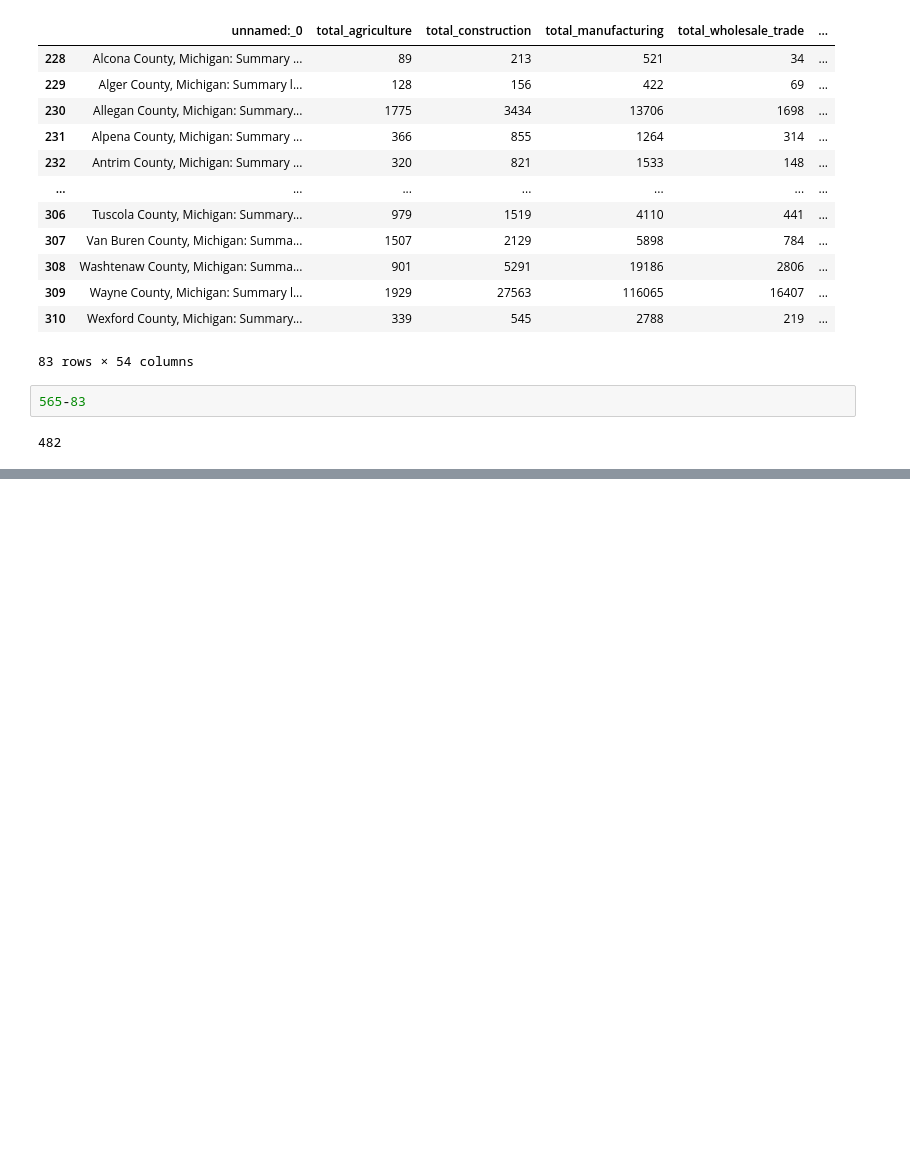
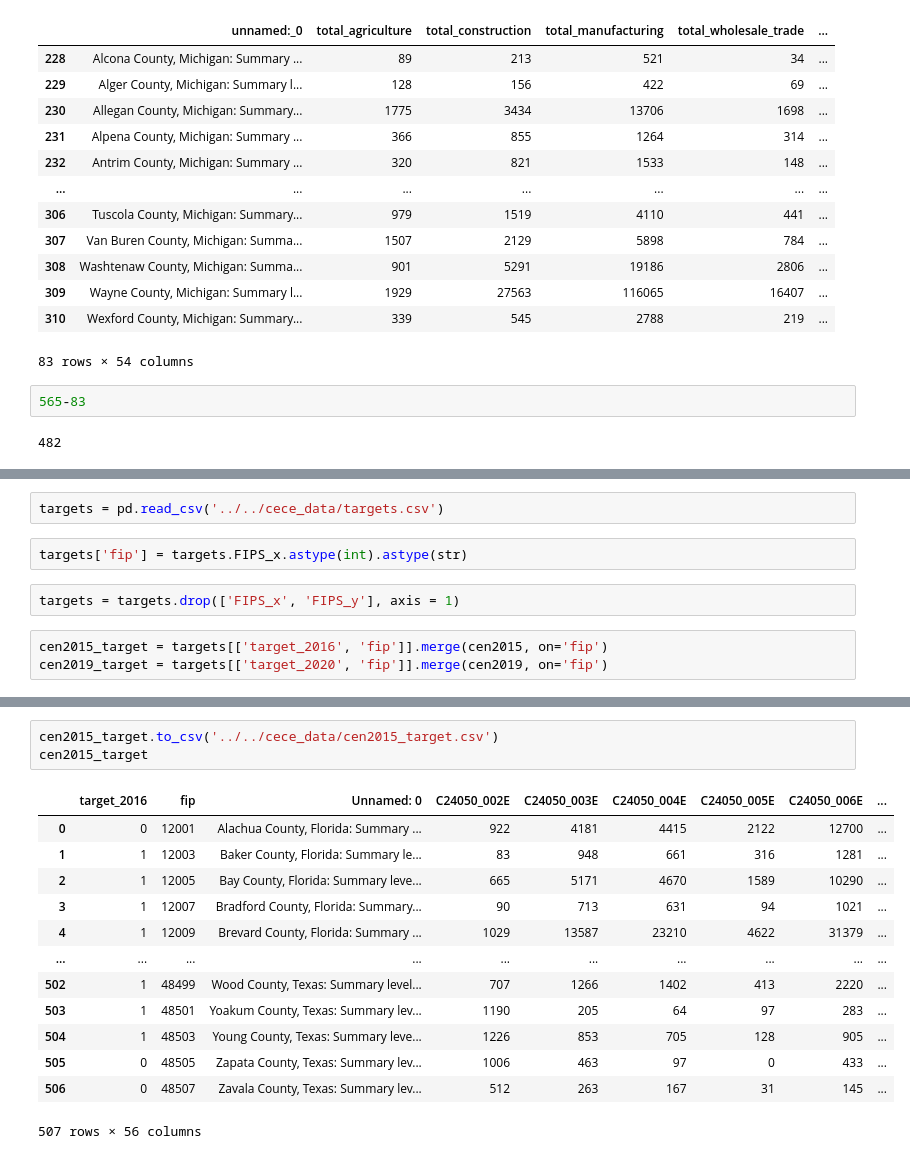
Before and after one commit to john-c-simmons/pres_election, a Jupyter notebook: notebooks/cc/Census Cleaning.ipynb, the cells around one changed output, grey strips where cells are left out. Drawn from its saved outputs; the diff is of its cells as text; blank space fills up the shorter version.

```diff
--- a/notebooks/cc/Census Cleaning.ipynb
+++ b/notebooks/cc/Census Cleaning.ipynb
@@ -251,0 +287,9 @@ notMI
+# %%
+targets = pd.read_csv('../../cece_data/targets.csv')
+# %%
+targets['fip'] = targets.FIPS_x.astype(int).astype(str)
+# %%
+targets = targets.drop(['FIPS_x', 'FIPS_y'], axis = 1)
+# %%
+cen2015_target = targets[['target_2016', 'fip']].merge(cen2015, on='fip')
+cen2019_target = targets[['target_2020', 'fip']].merge(cen2019, on='fip')
@@ -251,0 +318,17 @@ notMI
+# %%
+cen2015_target.to_csv('../../cece_data/cen2015_target.csv')
+cen2015_target
+# %% [output]
+|  | target_2016 | fip | Unnamed: 0 | C24050_002E | C24050_003E | C24050_004E | C24050_005E | C24050_006E | ... |
+| 0 | 0 | 12001 | Alachua County, Florida: Summary ... | 922 | 4181 | 4415 | 2122 | 12700 | ... |
+| 1 | 1 | 12003 | Baker County, Florida: Summary le... | 83 | 948 | 661 | 316 | 1281 | ... |
+| 2 | 1 | 12005 | Bay County, Florida: Summary leve... | 665 | 5171 | 4670 | 1589 | 10290 | ... |
+| 3 | 1 | 12007 | Bradford County, Florida: Summary... | 90 | 713 | 631 | 94 | 1021 | ... |
+| 4 | 1 | 12009 | Brevard County, Florida: Summary ... | 1029 | 13587 | 23210 | 4622 | 31379 | ... |
+| ... | ... | ... | ... | ... | ... | ... | ... | ... | ... |
+| 502 | 1 | 48499 | Wood County, Texas: Summary level... | 707 | 1266 | 1402 | 413 | 2220 | ... |
+| 503 | 1 | 48501 | Yoakum County, Texas: Summary lev... | 1190 | 205 | 64 | 97 | 283 | ... |
+| 504 | 1 | 48503 | Young County, Texas: Summary leve... | 1226 | 853 | 705 | 128 | 905 | ... |
+| 505 | 0 | 48505 | Zapata County, Texas: Summary lev... | 1006 | 463 | 97 | 0 | 433 | ... |
+| 506 | 0 | 48507 | Zavala County, Texas: Summary lev... | 512 | 263 | 167 | 31 | 145 | ... |
+507 rows × 56 columns
```
Also changed, not shown: parts of 12 cells of this notebook, 35 other files.
